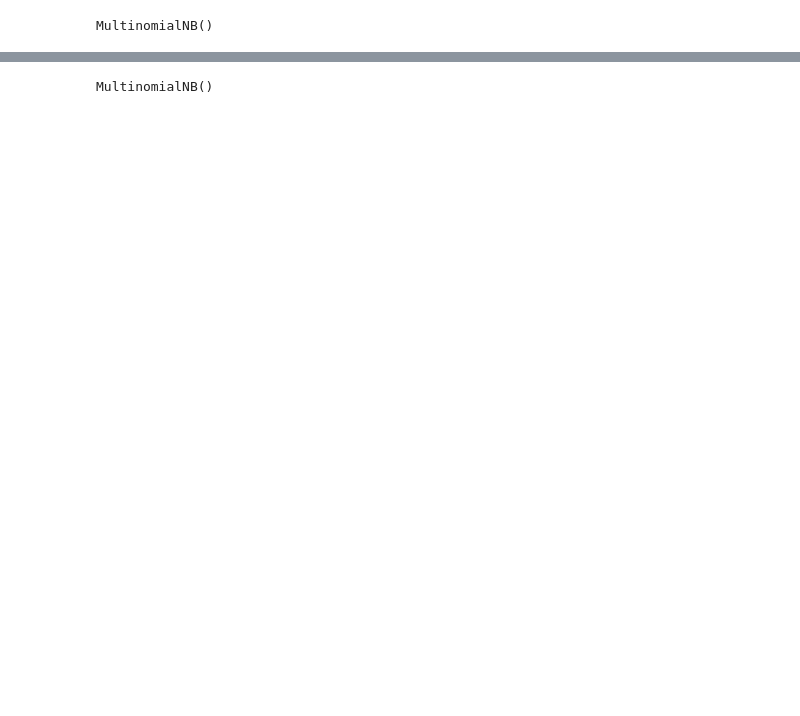
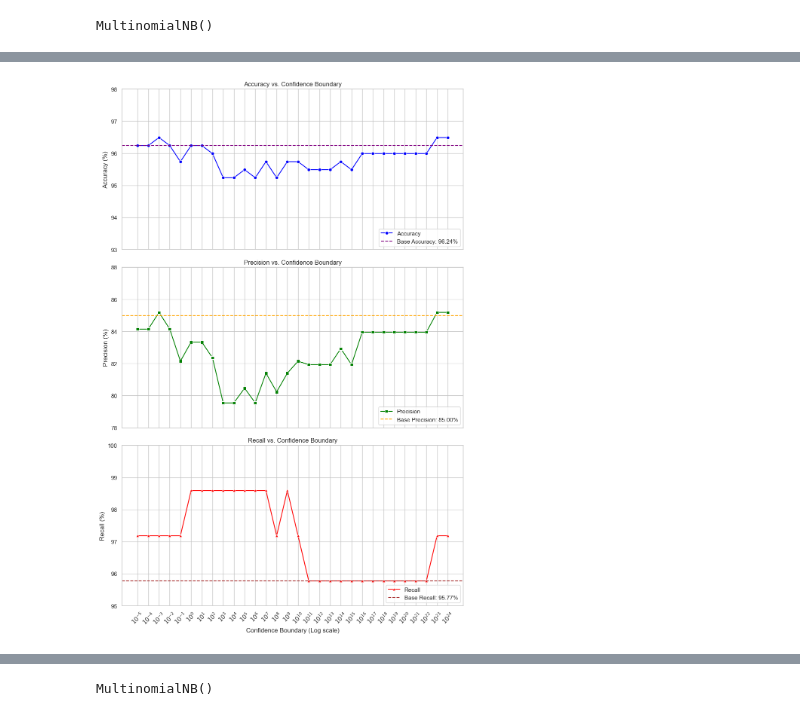
Before and after one commit to DELIRIOUSDONUT/SSIEK_ML_ass_1, a Jupyter notebook: COMP30027_2025_asst1_template.ipynb, the cells around one changed output, grey strips where cells are left out. Cells and saved outputs as stored; diff of their text form; code cells hidden in the pictures; blank space fills up the shorter version.

```diff
--- a/COMP30027_2025_asst1_template.ipynb
+++ b/COMP30027_2025_asst1_template.ipynb
@@ -446,4 +397,5 @@ Recall : 95.50%
 # %%
+# CHECKING PERFORMANCE FOR EACH CONFIDENCE BOUNDARY
 # Get predicted probabilities for each instance
 unsup_predicted_probs = model.predict_proba(unsup_test)
 
@@ -472,12 +424,12 @@ precisions = np.zeros(num_boundaries)
 recalls = np.zeros(num_boundaries)
 
 # Pre-compute values that don't change in the loop
-supervised_test_X = supervised_test  # Assuming this is already prepared
-test_y = test_df['class']
+supervised_test_X = valid_df.drop('ScamClassLabel', axis=1)
+test_y = valid_df['ScamClassLabel']
 
 # Get the original word counts and labels once
-original_word_counts = word_df.drop('ScamClassLabel', axis=1)
-original_labels = word_df['ScamClassLabel']
+original_word_counts = train_df.drop('ScamClassLabel', axis=1)
+original_labels = train_df['ScamClassLabel']
 
 # Cache the unlabelled data features
 unlabelled_features = unlabelled_df.drop('ScamClassLabel', axis=1) if 'ScamClassLabel' in unlabelled_df.columns else unlabelled_df
@@ -717,0 +470,73 @@ Max Precision: 94.06% at iteration 4
+# %%
+# Set the Seaborn style
+sns.set_theme(style="whitegrid")
+
+# Create a figure with 3 vertically stacked subplots
+fig, axes = plt.subplots(3, 1, figsize=(10, 15), sharex=True)
+
+# Define colors for consistency
+colors = {'accuracy': 'blue', 'precision': 'green', 'recall': 'red'}
+base_colors = {'accuracy': 'purple', 'precision': 'orange', 'recall': 'brown'}
+
+# Plot accuracy on the first subplot
+sns.lineplot(x=confidence_boundaries, y=[acc * 100 for acc in accuracies],
+             color=colors['accuracy'], marker='o', ax=axes[0], label="Accuracy")
+axes[0].axhline(base_accuracy*100, color=base_colors['accuracy'], linestyle='--',
+              label=f'Base Accuracy: {base_accuracy*100:.2f}%')
+axes[0].set_title('Accuracy vs. Confidence Boundary', fontsize=12)
+axes[0].set_ylabel('Accuracy (%)')
+axes[0].set_ylim(93, 98)
+axes[0].legend(loc='lower right')
+
+# Plot precision on the second subplot
+sns.lineplot(x=confidence_boundaries, y=[prec * 100 for prec in precisions],
+             color=colors['precision'], marker='s', ax=axes[1], label="Precision")
+axes[1].axhline(base_precision*100, color=base_colors['precision'], linestyle='--',
+              label=f'Base Precision: {base_precision*100:.2f}%')
+axes[1].set_title('Precision vs. Confidence Boundary', fontsize=12)
+axes[1].set_ylabel('Precision (%)')
+axes[1].set_ylim(78, 88)
+axes[1].legend(loc='lower right')
+
+# Plot recall on the third subplot
+sns.lineplot(x=confidence_boundaries, y=[rec * 100 for rec in recalls],
+             color=colors['recall'], marker='^', ax=axes[2], label="Recall")
+axes[2].axhline(base_recall*100, color=base_colors['recall'], linestyle='--',
+              label=f'Base Recall: {base_recall*100:.2f}%')
+axes[2].set_title('Recall vs. Confidence Boundary', fontsize=12)
+axes[2].set_ylabel('Recall (%)')
+axes[2].set_xlabel('Confidence Boundary (Log scale)', fontsize=12)
+axes[2].set_ylim(95, 100)
+axes[2].legend(loc='lower right')
+
+# Add vertical lines on all plots to mark key powers of 10
+key_boundaries = np.logspace(-5, 25, num=30)  # Reduced number of lines for clarity
+for ax in axes:
+    for boundary in key_boundaries:
+        ax.axvline(x=boundary, color='gray', alpha=0.2, linestyle='-', linewidth=0.5)
+
+# Set x-axis to log scale for all subplots
+for ax in axes:
+    ax.set_xscale('log')
+
+    # Format x-axis labels
+    xticks = np.logspace(-5, 25, num=30)
+    ax.set_xticks(xticks)
+
+    ax.set_xticklabels([f'$10^{{{x}}}$' for x in range(-5, 25)], rotation=45)
+
+# Adjust layout and spacing
+plt.tight_layout()
+
+# Save the plot as a PNG file
+plt.savefig("vertical_metrics_plot.png", dpi=300)
+
+# Show the plot
+plt.show()
+
+# Print max values of the metrics and corresponding confidence boundaries
+print(f"Max Accuracy: {max(accuracies)*100:.2f}% at confidence boundary {confidence_boundaries[np.argmax(accuracies)]:.1e}")
+print(f"Max Precision: {max(precisions)*100:.2f}% at confidence boundary {confidence_boundaries[np.argmax(precisions)]:.1e}")
+print(f"Max Recall: {max(recalls)*100:.2f}% at confidence boundary {confidence_boundaries[np.argmax(recalls)]:.1e}")
+# %% [output]
+[figure, added]
```
Also changed, not shown: parts of 24 cells of this notebook, 5 other files.
